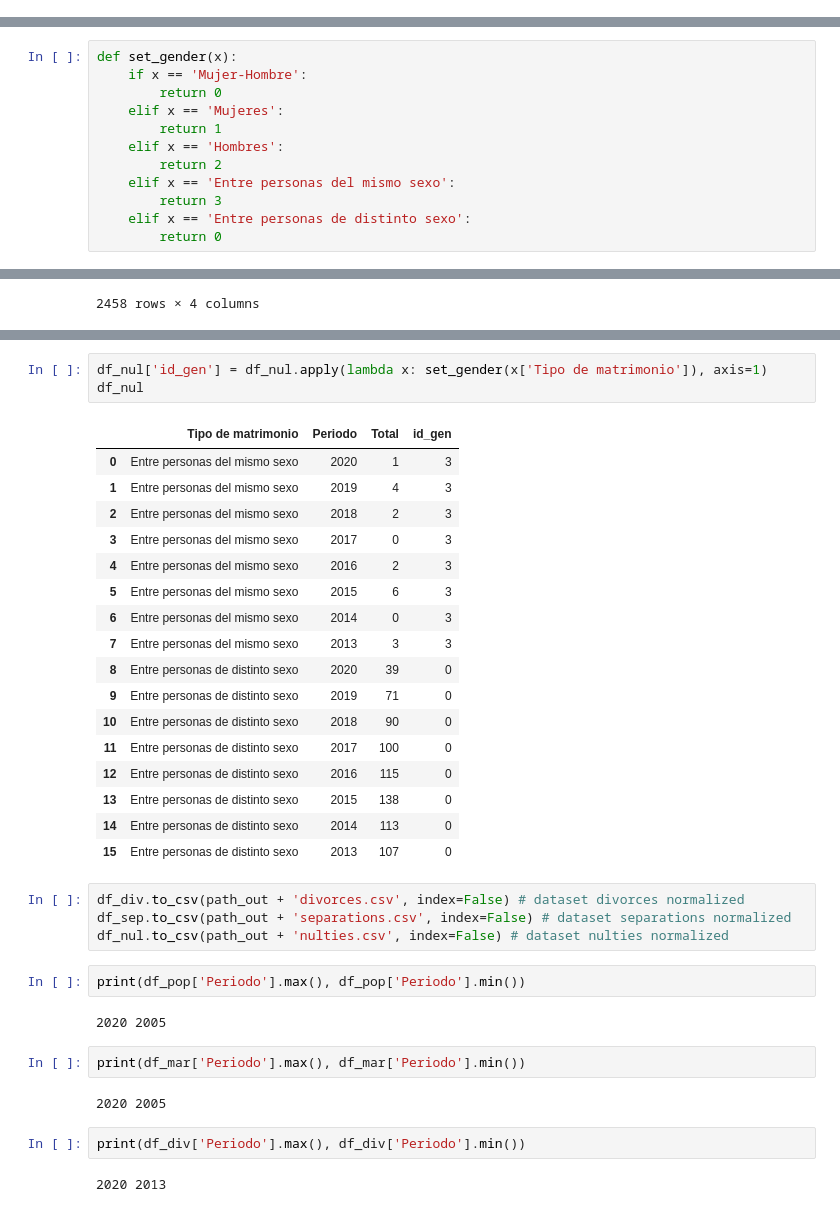
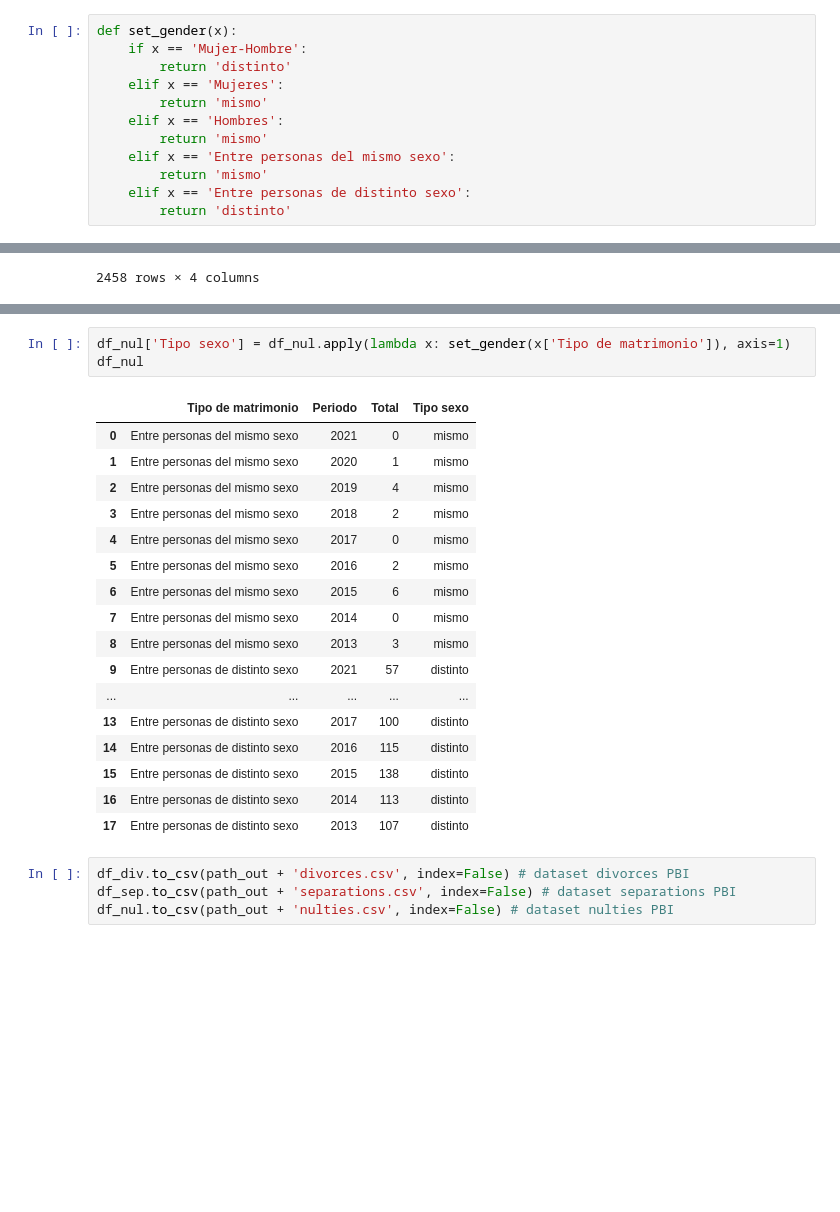
Before and after one commit to elvestevez/marriages_divorces_project_m2, a Jupyter notebook: notebooks/normalized.ipynb, the cells around one changed output, grey strips where cells are left out. Saved outputs shown, nothing was run; the diff lists cells and outputs as text; blank space fills up the shorter version.

```diff
--- a/notebooks/normalized.ipynb
+++ b/notebooks/normalized.ipynb
@@ -34 +6,13 @@ df_tip_gen
+# %%
+def set_gender(x):
+    if x == 'Mujer-Hombre':
+        return 'distinto'
+    elif x == 'Mujeres':
+        return 'mismo'
+    elif x == 'Hombres':
+        return 'mismo'
+    elif x == 'Entre personas del mismo sexo':
+        return 'mismo'
+    elif x == 'Entre personas de distinto sexo':
+        return 'distinto'
 # %%
@@ -62,12 +27,0 @@ def set_status(x):
-# %%
-def set_gender(x):
-    if x == 'Mujer-Hombre':
-        return 0
-    elif x == 'Mujeres':
-        return 1
-    elif x == 'Hombres':
-        return 2
-    elif x == 'Entre personas del mismo sexo':
-        return 3
-    elif x == 'Entre personas de distinto sexo':
-        return 0
@@ -301,37 +190,25 @@ df_nul
 # %%
-df_nul['id_gen'] = df_nul.apply(lambda x: set_gender(x['Tipo de matrimonio']), axis=1)
+df_nul['Tipo sexo'] = df_nul.apply(lambda x: set_gender(x['Tipo de matrimonio']), axis=1)
 df_nul
 # %% [output]
-|  | Tipo de matrimonio | Periodo | Total | id_gen |
-| 0 | Entre personas del mismo sexo | 2020 | 1 | 3 |
-| 1 | Entre personas del mismo sexo | 2019 | 4 | 3 |
-| 2 | Entre personas del mismo sexo | 2018 | 2 | 3 |
-| 3 | Entre personas del mismo sexo | 2017 | 0 | 3 |
-| 4 | Entre personas del mismo sexo | 2016 | 2 | 3 |
-| 5 | Entre personas del mismo sexo | 2015 | 6 | 3 |
-| 6 | Entre personas del mismo sexo | 2014 | 0 | 3 |
-| 7 | Entre personas del mismo sexo | 2013 | 3 | 3 |
-| 8 | Entre personas de distinto sexo | 2020 | 39 | 0 |
-| 9 | Entre personas de distinto sexo | 2019 | 71 | 0 |
-| 10 | Entre personas de distinto sexo | 2018 | 90 | 0 |
-| 11 | Entre personas de distinto sexo | 2017 | 100 | 0 |
-| 12 | Entre personas de distinto sexo | 2016 | 115 | 0 |
-| 13 | Entre personas de distinto sexo | 2015 | 138 | 0 |
-| 14 | Entre personas de distinto sexo | 2014 | 113 | 0 |
-| 15 | Entre personas de distinto sexo | 2013 | 107 | 0 |
+|  | Tipo de matrimonio | Periodo | Total | Tipo sexo |
+| 0 | Entre personas del mismo sexo | 2021 | 0 | mismo |
+| 1 | Entre personas del mismo sexo | 2020 | 1 | mismo |
+| 2 | Entre personas del mismo sexo | 2019 | 4 | mismo |
+| 3 | Entre personas del mismo sexo | 2018 | 2 | mismo |
+| 4 | Entre personas del mismo sexo | 2017 | 0 | mismo |
+| 5 | Entre personas del mismo sexo | 2016 | 2 | mismo |
+| 6 | Entre personas del mismo sexo | 2015 | 6 | mismo |
+| 7 | Entre personas del mismo sexo | 2014 | 0 | mismo |
+| 8 | Entre personas del mismo sexo | 2013 | 3 | mismo |
+| 9 | Entre personas de distinto sexo | 2021 | 57 | distinto |
+| ... | ... | ... | ... | ... |
+| 13 | Entre personas de distinto sexo | 2017 | 100 | distinto |
+| 14 | Entre personas de distinto sexo | 2016 | 115 | distinto |
+| 15 | Entre personas de distinto sexo | 2015 | 138 | distinto |
+| 16 | Entre personas de distinto sexo | 2014 | 113 | distinto |
+| 17 | Entre personas de distinto sexo | 2013 | 107 | distinto |
 # %%
-df_div.to_csv(path_out + 'divorces.csv', index=False) # dataset divorces normalized
-df_sep.to_csv(path_out + 'separations.csv', index=False) # dataset separations normalized
-df_nul.to_csv(path_out + 'nulties.csv', index=False) # dataset nulties normalized
+df_div.to_csv(path_out + 'divorces.csv', index=False) # dataset divorces PBI
+df_sep.to_csv(path_out + 'separations.csv', index=False) # dataset separations PBI
+df_nul.to_csv(path_out + 'nulties.csv', index=False) # dataset nulties PBI
-# %%
-print(df_pop['Periodo'].max(), df_pop['Periodo'].min())
-# %% [output]
-2020 2005
-# %%
-print(df_mar['Periodo'].max(), df_mar['Periodo'].min())
-# %% [output]
-2020 2005
-# %%
-print(df_div['Periodo'].max(), df_div['Periodo'].min())
-# %% [output]
-2020 2013
```
Also changed, not shown: parts of 34 cells of this notebook, 9 other files.
